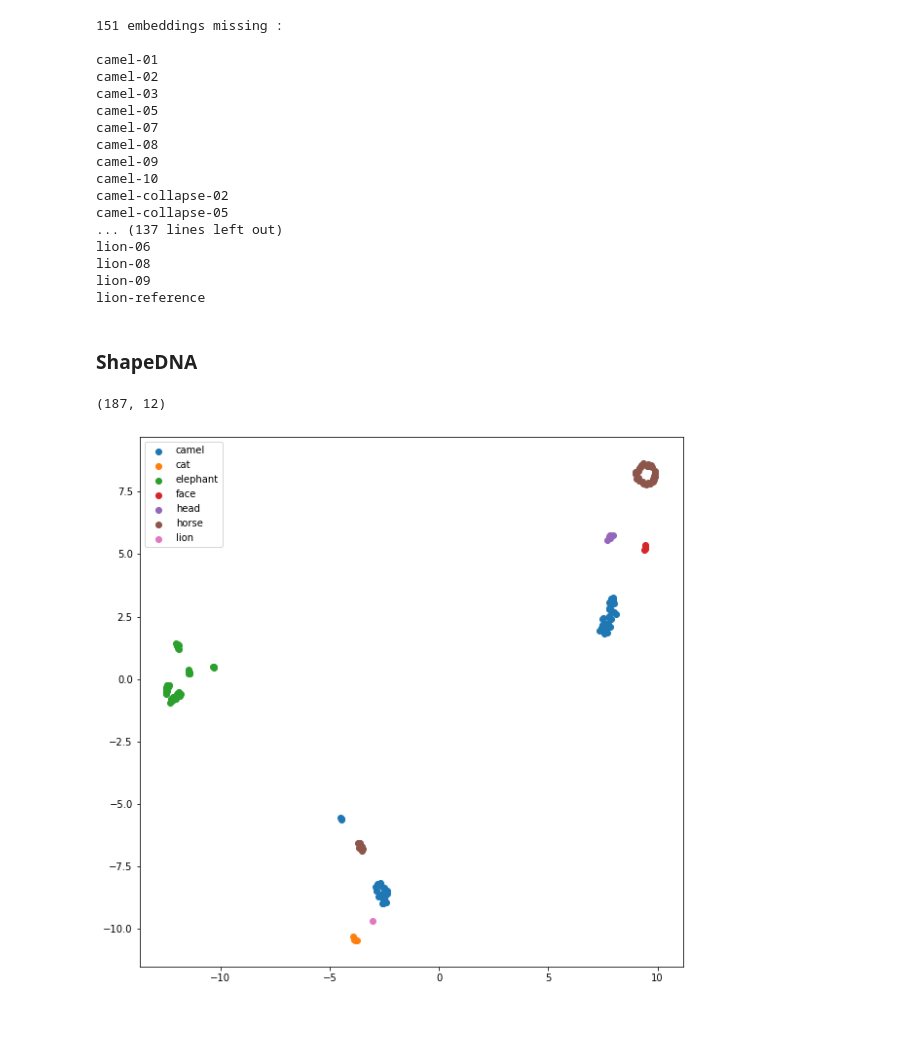
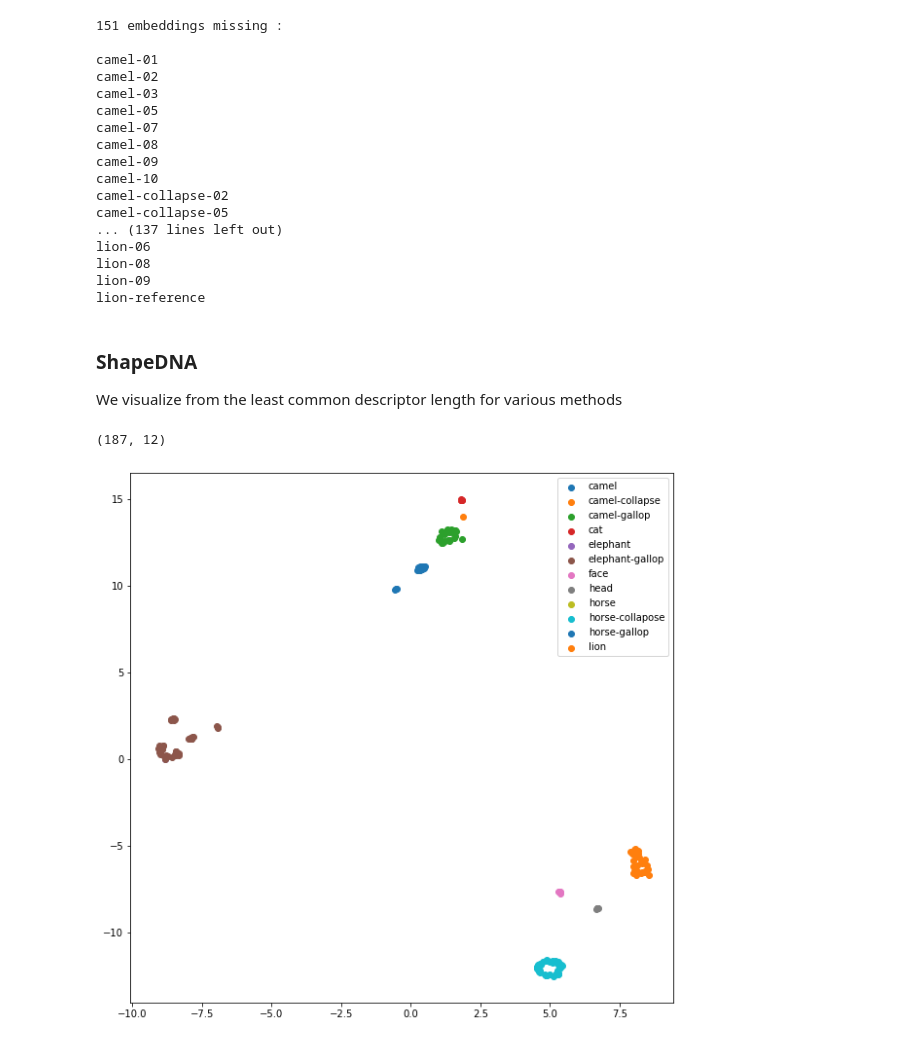
Before and after one commit to cepedus/Laplace-Beltrami-mesh-classifier, a Jupyter notebook: DescriptorAnalysis.ipynb, the cells around one changed output. Drawn from its saved outputs; the diff is of its cells as text; code cells hidden in the pictures.

Commit message:
Now with plotting!

```diff
--- a/DescriptorAnalysis.ipynb
+++ b/DescriptorAnalysis.ipynb
@@ -176,22 +213,28 @@ lion-06
 lion-08
 lion-09
 lion-reference
-# %% [markdown]
-### ShapeDNA
+# %% [markdown]
+### ShapeDNA
+We visualize from the least common descriptor length for various methods
 # %%
+# X stores ShapeDNA vectors, y stores complete labels (elephant-gallop-01, camel-collapse-20, etc.) and y_simple general labels (cat, face, etc.)
 X = []
-y = []
+y_full = []
+y_mid = []
 y_simple = []
 min_d = 20
 
+
+int_table = str.maketrans(dict.fromkeys('0123456789'))
 for f in embeds_shapedna:
     v = shapeDNA(f)
     X.append(v)
     if len(v) < min_d:
         min_d = len(v)
     meshname = name(f)
-    y.append(meshname)
+    y_full.append(meshname)
     y_simple.append(meshname.split('-')[0])
+    y_mid.append(meshname.translate(int_table).strip('-').replace('-reference', '').split('--', 1)[0])
 
 # truncate to maximum common spectrum depth
 X_trunc = [x[:min_d] for x in X]
@@ -202,8 +245,6 @@ print(X_trunc.shape)
 (187, 12)
 # %%
 x_tsne, y_tsne = dim_reduction(X_trunc, method='tsne')
-x_pca, y_pca = dim_reduction(X_trunc, method='pca')
+scatter_annotated(x_tsne, y_tsne, y_mid)
+# %% [output]
+[figure, added]
-# %%
-scatter_annotated(x_tsne, y_tsne, y_simple)
-# %% [output]
-[figure, removed]
```
Also changed, not shown: parts of 16 cells of this notebook.
